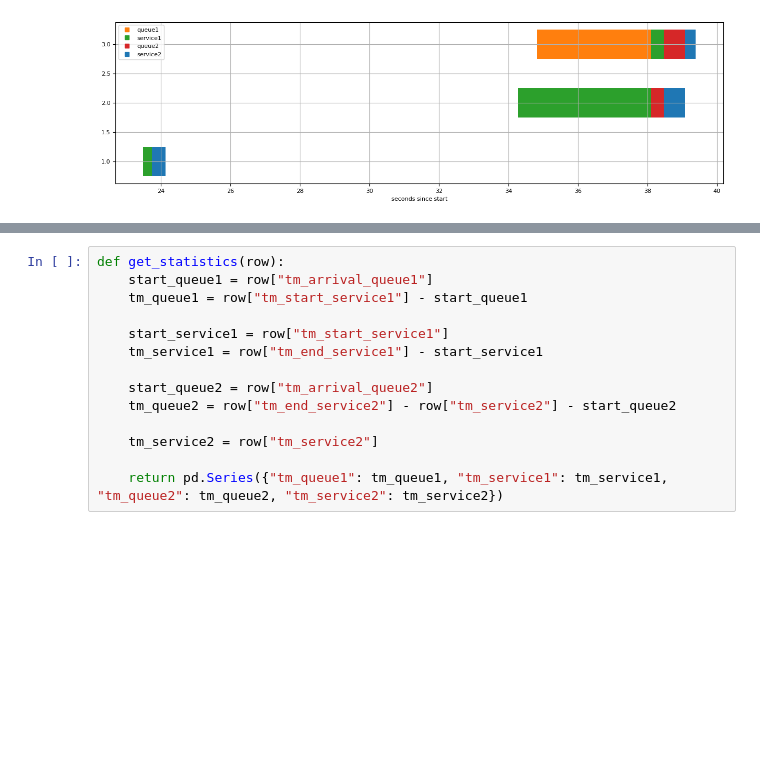
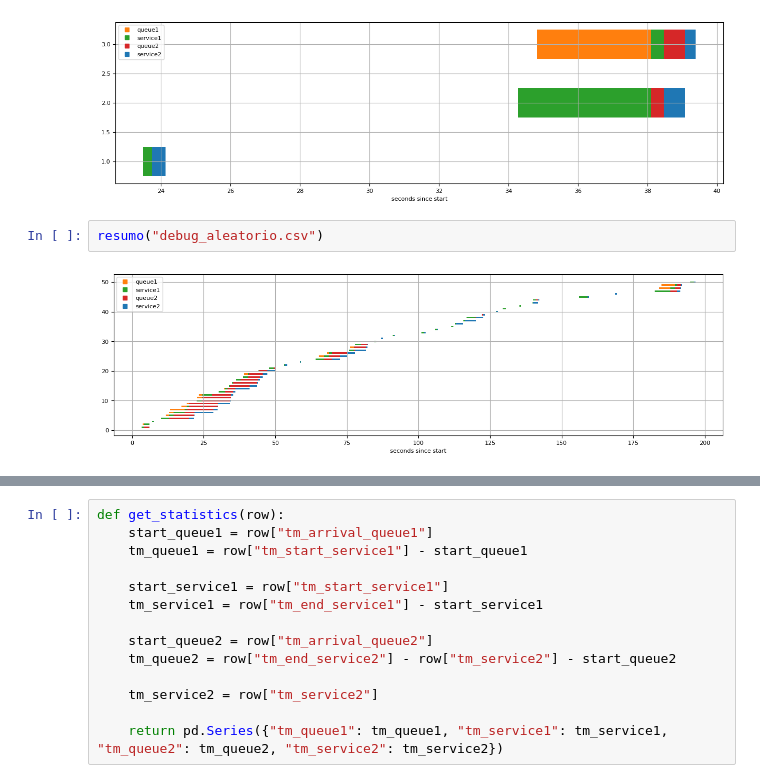
Before and after one commit to viniciuslettieri/2022.2---Avaliacao-e-Desempenho, a Jupyter notebook: Simulacoes/analise_simulacao.ipynb, the cells around one changed output, grey strips where cells are left out. Cells and saved outputs as stored; diff of their text form; blank space fills up the shorter version.

```diff
--- a/Simulacoes/analise_simulacao.ipynb
+++ b/Simulacoes/analise_simulacao.ipynb
@@ -62,3 +62,7 @@ resumo("teste_retry.csv")
 resumo("teste_prioridade.csv")
 # %% [output]
 [figure]
+# %%
+resumo("debug_aleatorio.csv")
+# %% [output]
+[figure, added]
```
Also changed, not shown: parts of 3 cells of this notebook, 5 other files.
